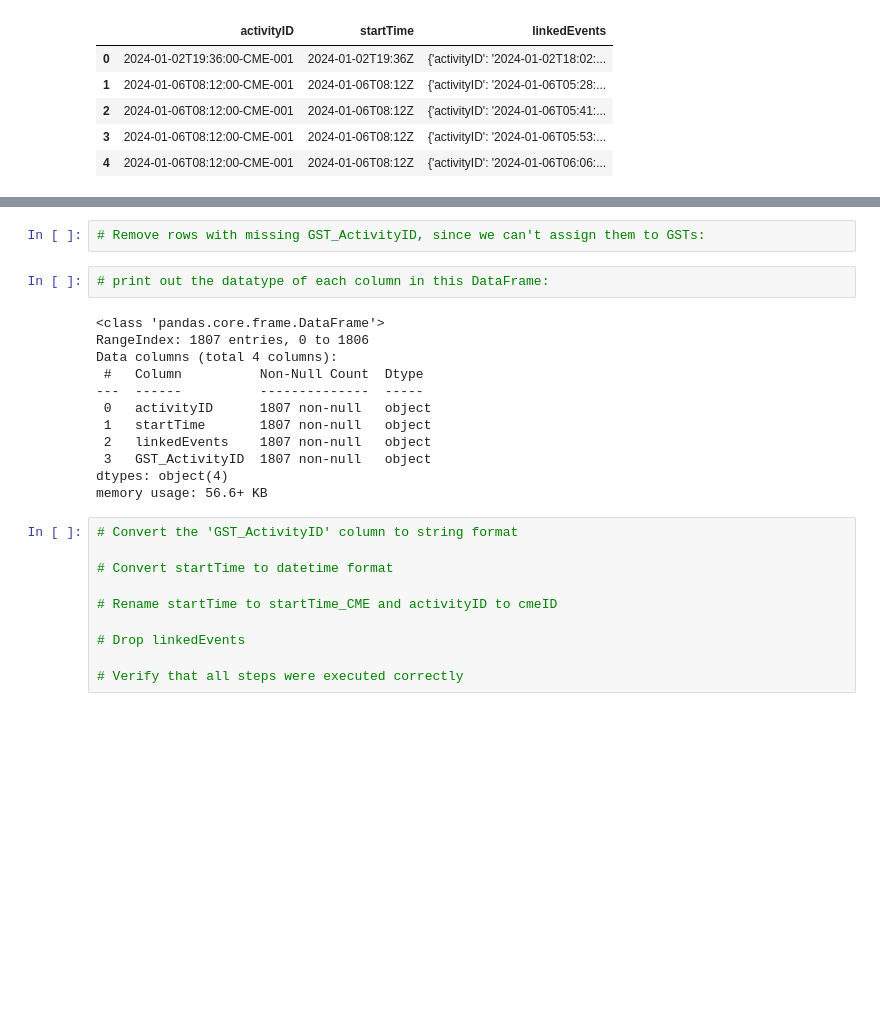
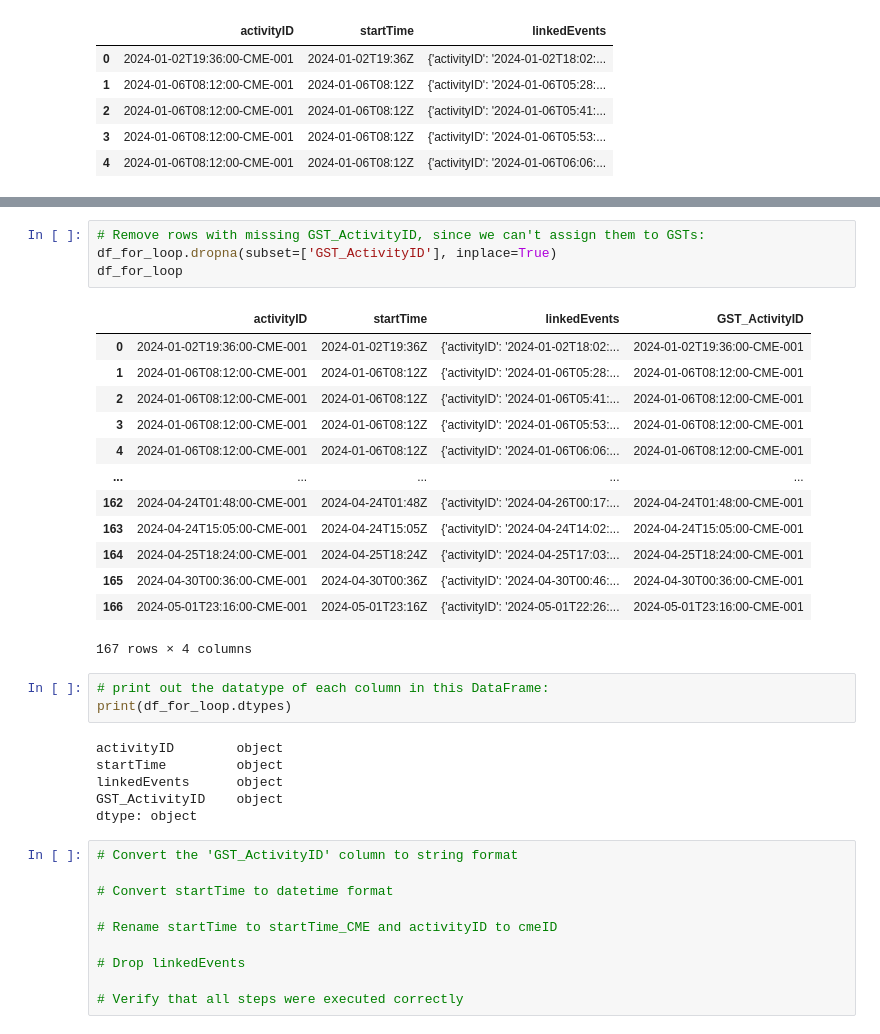
Before and after one commit to xraySMULu/data-sourcing-challenge, a Jupyter notebook: retrieve_data_solution.ipynb, the cells around one changed output, grey strips where cells are left out. Cells and saved outputs as stored; diff of their text form; blank space fills up the shorter version.

Commit message:
retrieve_data v3

```diff
--- a/retrieve_data_solution.ipynb
+++ b/retrieve_data_solution.ipynb
@@ -158,19 +187,30 @@ df_for_loop.head()
 # %%
 # Remove rows with missing GST_ActivityID, since we can't assign them to GSTs:
+df_for_loop.dropna(subset=['GST_ActivityID'], inplace=True)
+df_for_loop
+# %% [output]
+|  | activityID | startTime | linkedEvents | GST_ActivityID |
+| 0 | 2024-01-02T19:36:00-CME-001 | 2024-01-02T19:36Z | {'activityID': '2024-01-02T18:02:... | 2024-01-02T19:36:00-CME-001 |
+| 1 | 2024-01-06T08:12:00-CME-001 | 2024-01-06T08:12Z | {'activityID': '2024-01-06T05:28:... | 2024-01-06T08:12:00-CME-001 |
+| 2 | 2024-01-06T08:12:00-CME-001 | 2024-01-06T08:12Z | {'activityID': '2024-01-06T05:41:... | 2024-01-06T08:12:00-CME-001 |
+| 3 | 2024-01-06T08:12:00-CME-001 | 2024-01-06T08:12Z | {'activityID': '2024-01-06T05:53:... | 2024-01-06T08:12:00-CME-001 |
+| 4 | 2024-01-06T08:12:00-CME-001 | 2024-01-06T08:12Z | {'activityID': '2024-01-06T06:06:... | 2024-01-06T08:12:00-CME-001 |
+| ... | ... | ... | ... | ... |
+| 162 | 2024-04-24T01:48:00-CME-001 | 2024-04-24T01:48Z | {'activityID': '2024-04-26T00:17:... | 2024-04-24T01:48:00-CME-001 |
+| 163 | 2024-04-24T15:05:00-CME-001 | 2024-04-24T15:05Z | {'activityID': '2024-04-24T14:02:... | 2024-04-24T15:05:00-CME-001 |
+| 164 | 2024-04-25T18:24:00-CME-001 | 2024-04-25T18:24Z | {'activityID': '2024-04-25T17:03:... | 2024-04-25T18:24:00-CME-001 |
+| 165 | 2024-04-30T00:36:00-CME-001 | 2024-04-30T00:36Z | {'activityID': '2024-04-30T00:46:... | 2024-04-30T00:36:00-CME-001 |
+| 166 | 2024-05-01T23:16:00-CME-001 | 2024-05-01T23:16Z | {'activityID': '2024-05-01T22:26:... | 2024-05-01T23:16:00-CME-001 |
+167 rows × 4 columns
 # %%
 # print out the datatype of each column in this DataFrame:
+print(df_for_loop.dtypes)
 # %% [output]
-<class 'pandas.core.frame.DataFrame'>
-RangeIndex: 1807 entries, 0 to 1806
-Data columns (total 4 columns):
- #   Column          Non-Null Count  Dtype
----  ------          --------------  -----
- 0   activityID      1807 non-null   object
- 1   startTime       1807 non-null   object
- 2   linkedEvents    1807 non-null   object
- 3   GST_ActivityID  1807 non-null   object
-dtypes: object(4)
-memory usage: 56.6+ KB
+activityID        object
+startTime         object
+linkedEvents      object
+GST_ActivityID    object
+dtype: object
 # %%
 # Convert the 'GST_ActivityID' column to string format
 
```
Also changed, not shown: parts of 7 cells of this notebook.
